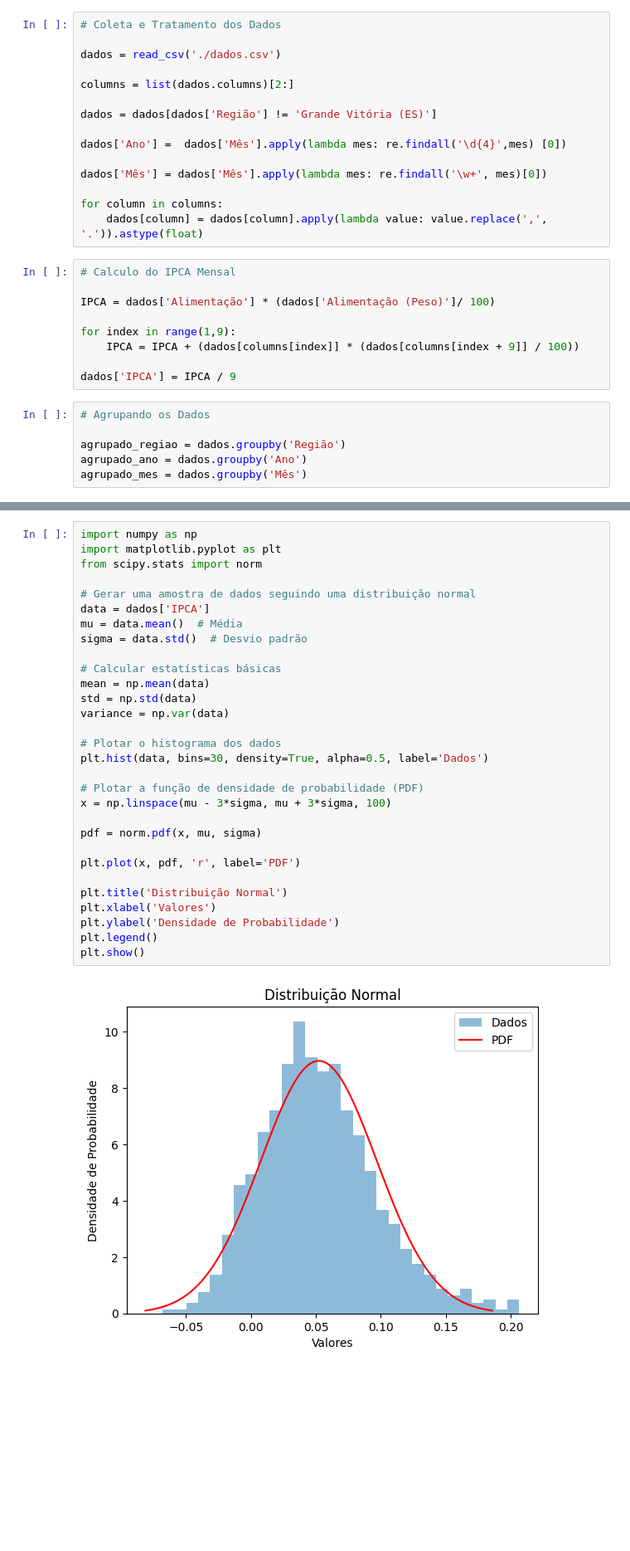
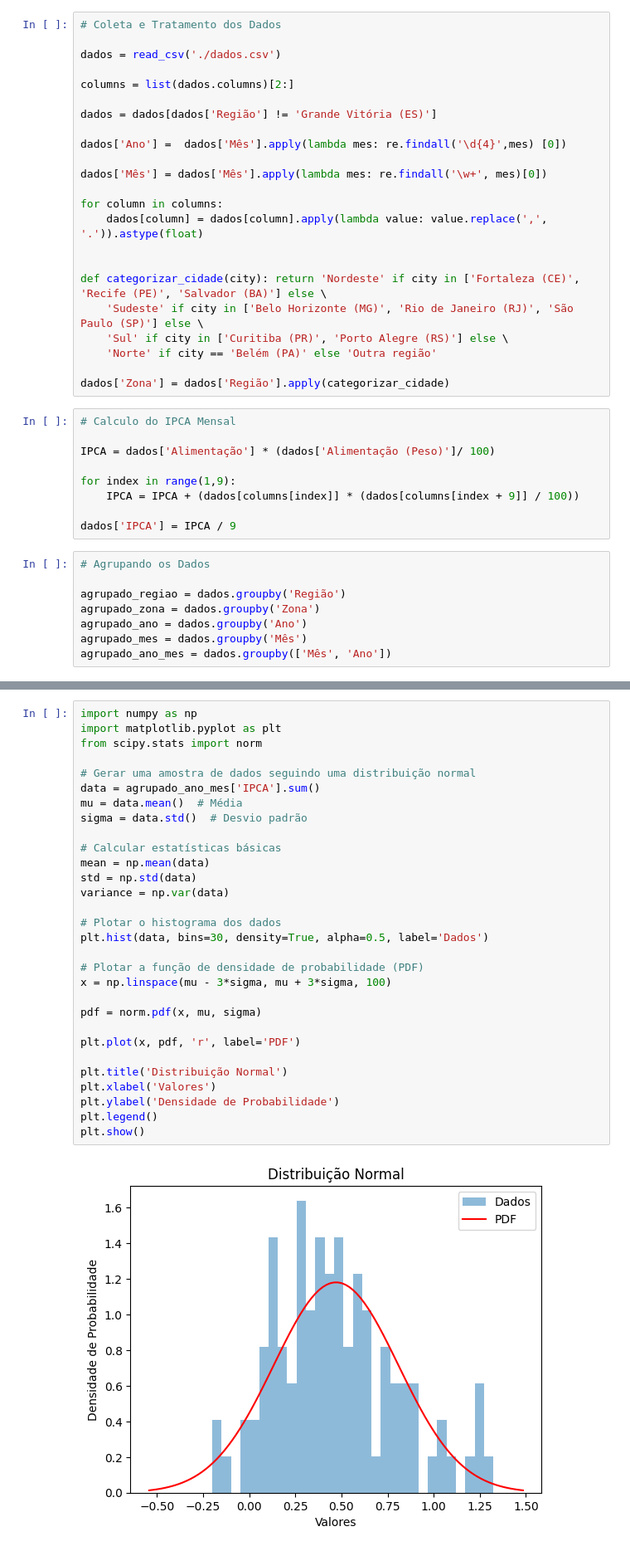
Before and after one commit to masterkey-07/proj-prob-ibge, a Jupyter notebook: notebook.ipynb, the cells around one changed output, grey strips where cells are left out. Shown at 83% size. Saved outputs shown, nothing was run; the diff lists cells and outputs as text; blank space fills up the shorter version.

```diff
--- a/notebook.ipynb
+++ b/notebook.ipynb
@@ -21,6 +18,14 @@ dados['Mês'] = dados['Mês'].apply(lambda mes: re.findall('\w+', mes)[0])
 
 for column in columns:
     dados[column] = dados[column].apply(lambda value: value.replace(',', '.')).astype(float)
+
+
+def categorizar_cidade(city): return 'Nordeste' if city in ['Fortaleza (CE)', 'Recife (PE)', 'Salvador (BA)'] else \
+    'Sudeste' if city in ['Belo Horizonte (MG)', 'Rio de Janeiro (RJ)', 'São Paulo (SP)'] else \
+    'Sul' if city in ['Curitiba (PR)', 'Porto Alegre (RS)'] else \
+    'Norte' if city == 'Belém (PA)' else 'Outra região'
+
+dados['Zona'] = dados['Região'].apply(categorizar_cidade)
 # %%
 # Calculo do IPCA Mensal
 
@@ -34,8 +39,10 @@ dados['IPCA'] = IPCA / 9
 # Agrupando os Dados
 
 agrupado_regiao = dados.groupby('Região')
+agrupado_zona = dados.groupby('Zona')
 agrupado_ano = dados.groupby('Ano')
 agrupado_mes = dados.groupby('Mês')
+agrupado_ano_mes = dados.groupby(['Mês', 'Ano'])
 # %%
 # Gráfico de Mapa de Calor considerando os Meses dos Anos
 
@@ -75,32 +82,32 @@ agrupado_ano.sum()[['IPCA',*columns[:9]]].boxplot(return_type='axes', figsize=(1
 # %%
 import numpy as np
 import matplotlib.pyplot as plt
 from scipy.stats import norm
 
 # Gerar uma amostra de dados seguindo uma distribuição normal
-data = dados['IPCA']
+data = agrupado_ano_mes['IPCA'].sum()
 mu = data.mean()  # Média
 sigma = data.std()  # Desvio padrão
 
 # Calcular estatísticas básicas
 mean = np.mean(data)
 std = np.std(data)
 variance = np.var(data)
 
 # Plotar o histograma dos dados
 plt.hist(data, bins=30, density=True, alpha=0.5, label='Dados')
 
 # Plotar a função de densidade de probabilidade (PDF)
 x = np.linspace(mu - 3*sigma, mu + 3*sigma, 100)
 
 pdf = norm.pdf(x, mu, sigma)
 
 plt.plot(x, pdf, 'r', label='PDF')
 
 plt.title('Distribuição Normal')
 plt.xlabel('Valores')
 plt.ylabel('Densidade de Probabilidade')
 plt.legend()
 plt.show()
 # %% [output]
-[figure, old version]
+[figure, new version]
```
Also changed, not shown: parts of 3 cells of this notebook.
